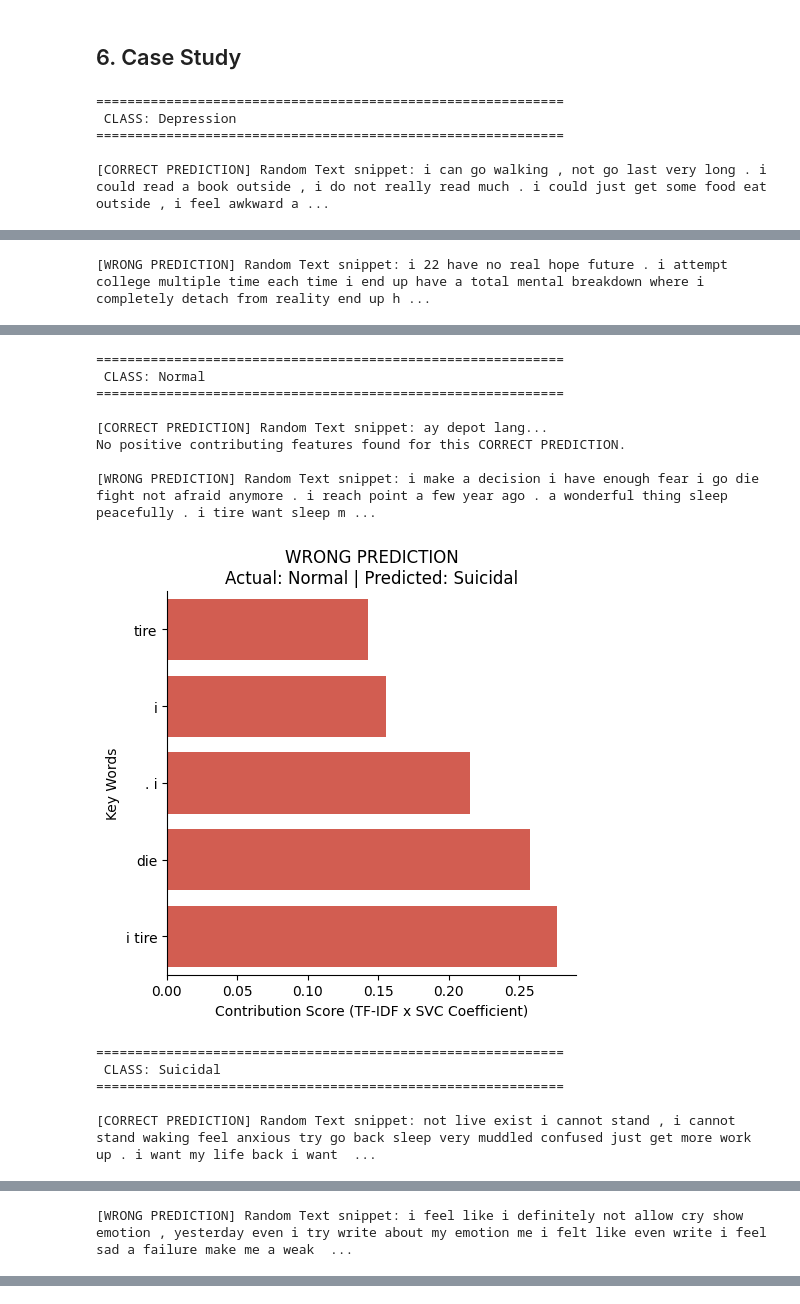
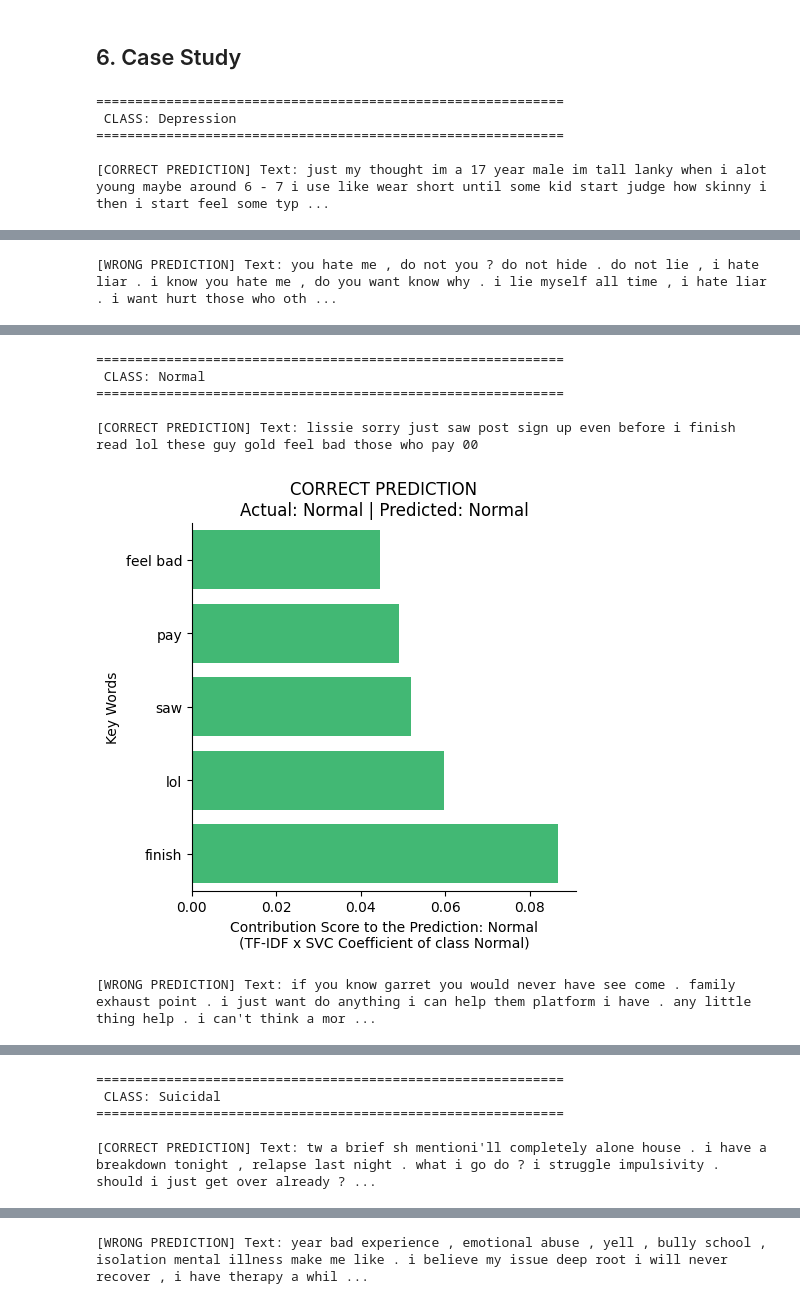
Before and after one commit to weecici/safmh, a Jupyter notebook: main.ipynb, the cells around one changed output, grey strips where cells are left out. Drawn from its saved outputs; the diff is of its cells as text; code cells hidden in the pictures.

Commit message:
fix: reinit sampler to reproduce the results

```diff
--- a/main.ipynb
+++ b/main.ipynb
@@ -725,6 +723,10 @@ joblib.dump(svc_pipeline, os.path.join(MODEL_DIR, "svc_pipeline.pkl"))
 ['models/svc_pipeline.pkl']
 # %% [markdown]
 # 5. Model Evaluation and Comparison
+# %%
+nb_pipeline: Pipeline = joblib.load(os.path.join(MODEL_DIR, "nb_pipeline.pkl"))
+lr_pipeline: Pipeline = joblib.load(os.path.join(MODEL_DIR, "lr_pipeline.pkl"))
+svc_pipeline: Pipeline = joblib.load(os.path.join(MODEL_DIR, "svc_pipeline.pkl"))
 # %%
 y_pred_nb = nb_pipeline.predict(X_test)
 
@@ -790,6 +792,4 @@ weighted avg       0.82      0.82      0.82      8354
 [figure]
-# %%
-svc_pipeline = joblib.load(os.path.join(MODEL_DIR, "svc_pipeline.pkl"))
 # %%
 logits_svc = svc_pipeline.decision_function(X_test)
 y_pred_svc = svc_pipeline.predict(X_test)
@@ -799,23 +799,23 @@ X_test_tfidf = svc_pipeline.named_steps['tfidf'].transform(X_test)
 # %%
 random.seed(6)
 idx = random.choice(range(len(X_test)))
-original_text = X_test.iloc[idx] if hasattr(X_test, 'iloc') else X_test[idx]
+original_text = X_test.iloc[idx] if hasattr(X_test, "iloc") else X_test[idx]
 
-tfidf_step = svc_pipeline.named_steps['tfidf']
+tfidf_step = svc_pipeline.named_steps["tfidf"]
 analyzer = tfidf_step.build_analyzer()
 
 tfidf_matrix = tfidf_step.transform([original_text])
 vocab = tfidf_step.vocabulary_
 
 all_tokens_in_order = analyzer(original_text)
+all_tokens_in_order = sorted(set(all_tokens_in_order))
 features_with_weights = [
-    (t, tfidf_matrix[0, vocab[t]])
-    for t in all_tokens_in_order if t in vocab
+    (t, tfidf_matrix[0, vocab[t]]) for t in all_tokens_in_order if t in vocab
 ]
 
 print("Original Text:")
 print(f"'{original_text}'")
-print(f"\n{'Word':<15} {'Weight':<10} | {'Word':<15} {'Weight'}")
+print(f"\n{'Word':<15} {'TF-IDF w':<10} | {'Word':<15} {'TF-IDF w':<10}")
 print("-" * 60)
 
 midpoint = (len(features_with_weights) + 1) // 2
@@ -964,7 +976,10 @@ def plot_local_importance(pipeline, text, actual_label, pred_label, sample_type)
     plt.title(
         f"{sample_type}\nActual: {actual_label} | Predicted: {pred_label}", fontsize=12
     )
-    plt.xlabel("Contribution Score (TF-IDF x SVC Coefficient)", fontsize=10)
+    plt.xlabel(
+        f"Contribution Score to the Prediction: {pred_label}\n(TF-IDF x SVC Coefficient of class {pred_label})",
+        fontsize=10,
+    )
     plt.ylabel("Key Words", fontsize=10)
     sns.despine()
     plt.tight_layout()
@@ -994,13 +1009,13 @@ def analyze_visual_random(pipeline, X_val, y_val):
                 continue
 
             # Select a random sample from the pool
-            data = pool.sample(n=1).iloc[0]
+            data = pool.sample(n=1, random_state=SEED).iloc[0]
 
             text_val = data["text"]
             actual_val = data["actual"]
             pred_val = data["pred"]
 
-            print(f"\n[{label}] Random Text snippet: {text_val}...")
+            print(f"\n[{label}] Text: {text_val}")
             plot_local_importance(pipeline, text_val, actual_val, pred_val, label)
 
 
@@ -1010,4 +1025,4 @@ analyze_visual_random(svc_pipeline, X_test, y_test)
  CLASS: Depression
 ============================================================
 
-[CORRECT PREDICTION] Random Text snippet: i can go walking , not go last very long . i could read a book outside , i do not really read much . i could just get some food eat outside , i feel awkward a ...
+[CORRECT PREDICTION] Text: just my thought im a 17 year male im tall lanky when i alot young maybe around 6 - 7 i use like wear short until some kid start judge how skinny i then i start feel some typ ...
@@ -1015 +1030 @@ analyze_visual_random(svc_pipeline, X_test, y_test)
-[WRONG PREDICTION] Random Text snippet: i 22 have no real hope future . i attempt college multiple time each time i end up have a total mental breakdown where i completely detach from reality end up h ...
+[WRONG PREDICTION] Text: you hate me , do not you ? do not hide . do not lie , i hate liar . i know you hate me , do you want know why . i lie myself all time , i hate liar . i want hurt those who oth ...
@@ -1017,14 +1032,7 @@ analyze_visual_random(svc_pipeline, X_test, y_test)
 ============================================================
  CLASS: Normal
 ============================================================
 
-[CORRECT PREDICTION] Random Text snippet: ay depot lang...
-No positive contributing features found for this CORRECT PREDICTION.
-
-[WRONG PREDICTION] Random Text snippet: i make a decision i have enough fear i go die fight not afraid anymore . i reach point a few year ago . a wonderful thing sleep peacefully . i tire want sleep m ...
+[CORRECT PREDICTION] Text: lissie sorry just saw post sign up even before i finish read lol these guy gold feel bad those who pay 00
-[figure, old version]
+[figure, new version]
-============================================================
- CLASS: Suicidal
-============================================================
-
-[CORRECT PREDICTION] Random Text snippet: not live exist i cannot stand , i cannot stand waking feel anxious try go back sleep very muddled confused just get more work up . i want my life back i want  ...
+[WRONG PREDICTION] Text: if you know garret you would never have see come . family exhaust point . i just want do anything i can help them platform i have . any little thing help . i can't think a mor ...
@@ -1032 +1040,5 @@ No positive contributing features found for this CORRECT PREDICTION.
-[WRONG PREDICTION] Random Text snippet: i feel like i definitely not allow cry show emotion , yesterday even i try write about my emotion me i felt like even write i feel sad a failure make me a weak  ...
+============================================================
+ CLASS: Suicidal
+============================================================
+
+[CORRECT PREDICTION] Text: tw a brief sh mentioni'll completely alone house . i have a breakdown tonight , relapse last night . what i go do ? i struggle impulsivity . should i just get over already ? ...
@@ -1033,0 +1046 @@ No positive contributing features found for this CORRECT PREDICTION.
+[WRONG PREDICTION] Text: year bad experience , emotional abuse , yell , bully school , isolation mental illness make me like . i believe my issue deep root i will never recover , i have therapy a whil ...
```
Also changed, not shown: parts of 23 cells of this notebook, 1 other file.
